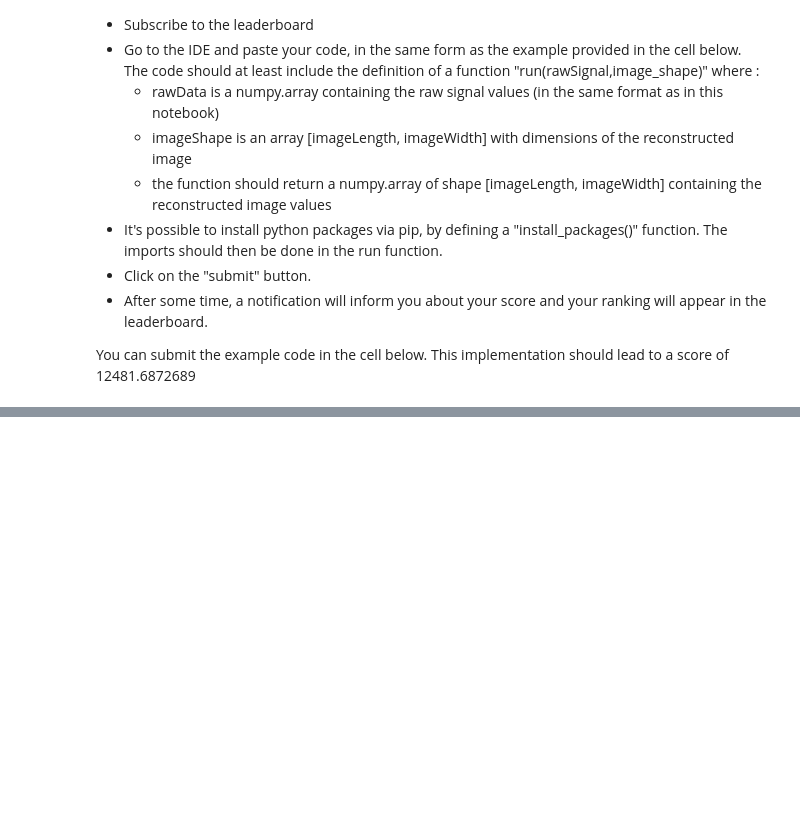
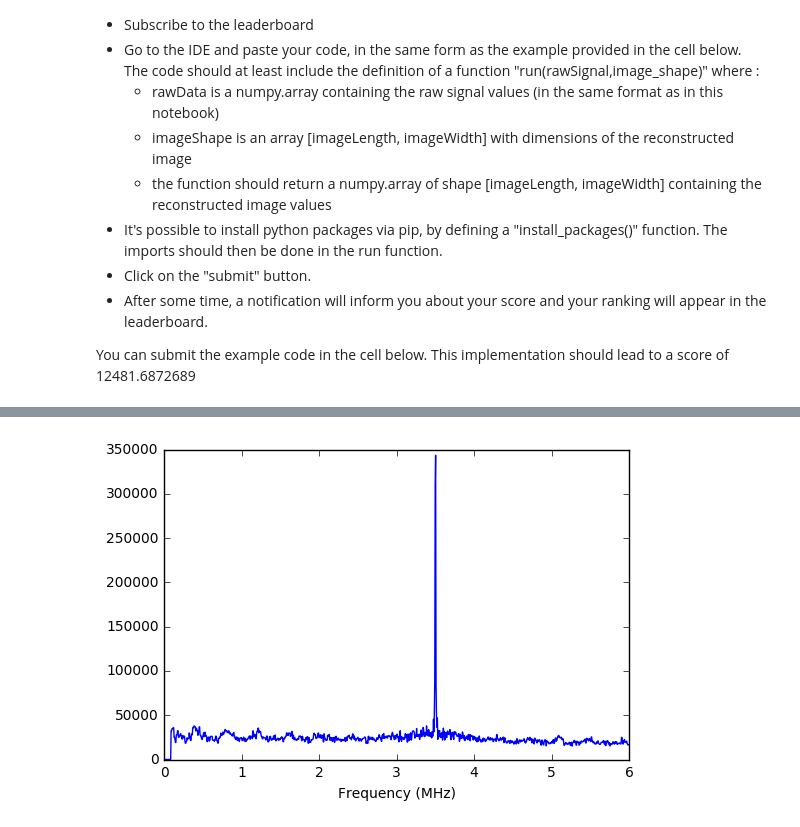
Before and after one commit to echopen/PRJ-medtec_sigproc, a Jupyter notebook: SigProc_101/SigProc-101-pimped.ipynb, the cells around one changed output, grey strips where cells are left out. Saved outputs shown, nothing was run; the diff lists cells and outputs as text; code cells hidden in the pictures; blank space fills up the shorter version.

```diff
--- a/SigProc_101/SigProc-101-pimped.ipynb
+++ b/SigProc_101/SigProc-101-pimped.ipynb
@@ -46,6 +46,10 @@ def normImag(A):
     A = A - A.min()
     A = 1.0*A/A.max()
     return(A)
+
+def find_nearest(array,value):
+    idx = (np.abs(array-value)).argmin()
+    return array[idx],idx
 # %% [markdown]
 ## Loading and studying the 342x719 image of fantom
 Here we load the original image that will serve as "ground truth" that we would like to achieve. This image will later be altered in a way that allows to simulate a raw signal (i.e. the image before envelope detection is performed).
@@ -287,0 +296,13 @@ def run(rawSignal,image_shape) :
+# %%
+Noise = np.load("../DeviceCaracterization/FirstCharacterization/plate.noise.npz")
+f, FFT = Noise["XScale"],Noise["FFT"]
+NoisedSignal = np.zeros(xLimit)
+for k in range(xLimit):
+    Index = find_nearest(f,xScale[k]*1000000)[1]
+    NoisedSignal[k] = FFT[Index]
+# %%
+plt.plot(xScale,lineFFT[0:xLimit]+200*NoisedSignal)
+plt.xlabel('Frequency (MHz)')
+plt.show()
+# %% [output]
+[figure, added]
```
Also changed, not shown: parts of 7 cells of this notebook, 3 other files.
